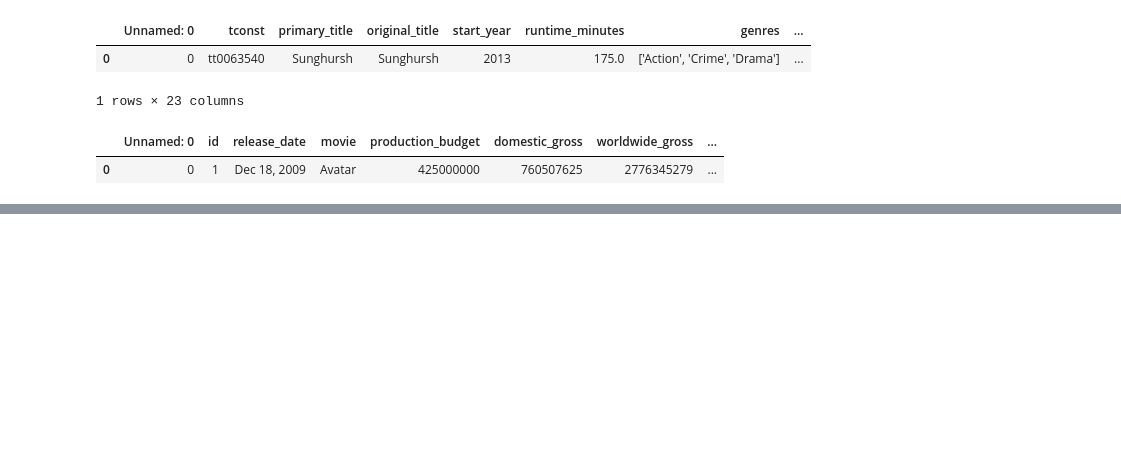
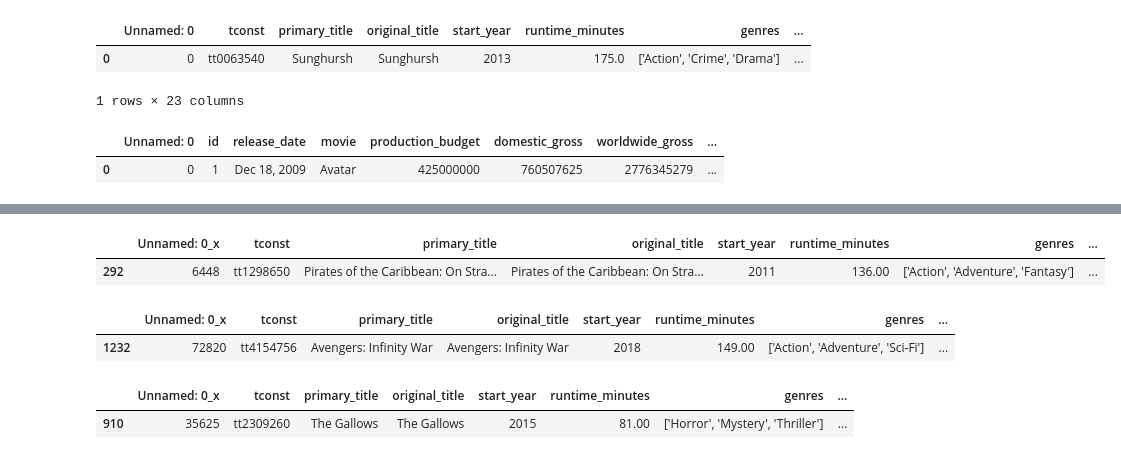
Before and after one commit to Nindorph/MovieAnalysis, a Jupyter notebook: profitability_join.ipynb, the cells around one changed output, grey strips where cells are left out. Drawn from its saved outputs; the diff is of its cells as text; code cells hidden in the pictures; blank space fills up the shorter version.

```diff
--- a/profitability_join.ipynb
+++ b/profitability_join.ipynb
@@ -62,0 +79,15 @@ imdb_combined.to_csv('imdb_combined_prof.csv')
+# %%
+imdb_combined.sort_values(by='production_budget', ascending=False).head(1)
+# %% [output]
+|  | Unnamed: 0_x | tconst | primary_title | original_title | start_year | runtime_minutes | genres | ... |
+| 292 | 6448 | tt1298650 | Pirates of the Caribbean: On Stra... | Pirates of the Caribbean: On Stra... | 2011 | 136.00 | ['Action', 'Adventure', 'Fantasy'] | ... |
+# %%
+imdb_combined.sort_values(by='worldwide_gross', ascending=False).head(1)
+# %% [output]
+|  | Unnamed: 0_x | tconst | primary_title | original_title | start_year | runtime_minutes | genres | ... |
+| 1232 | 72820 | tt4154756 | Avengers: Infinity War | Avengers: Infinity War | 2018 | 149.00 | ['Action', 'Adventure', 'Sci-Fi'] | ... |
+# %%
+imdb_combined.sort_values(by='ROI_percent', ascending=False).head(1)
+# %% [output]
+|  | Unnamed: 0_x | tconst | primary_title | original_title | start_year | runtime_minutes | genres | ... |
+| 910 | 35625 | tt2309260 | The Gallows | The Gallows | 2015 | 81.00 | ['Horror', 'Mystery', 'Thriller'] | ... |
```
Also changed, not shown: parts of 8 cells of this notebook, 7 other files.
